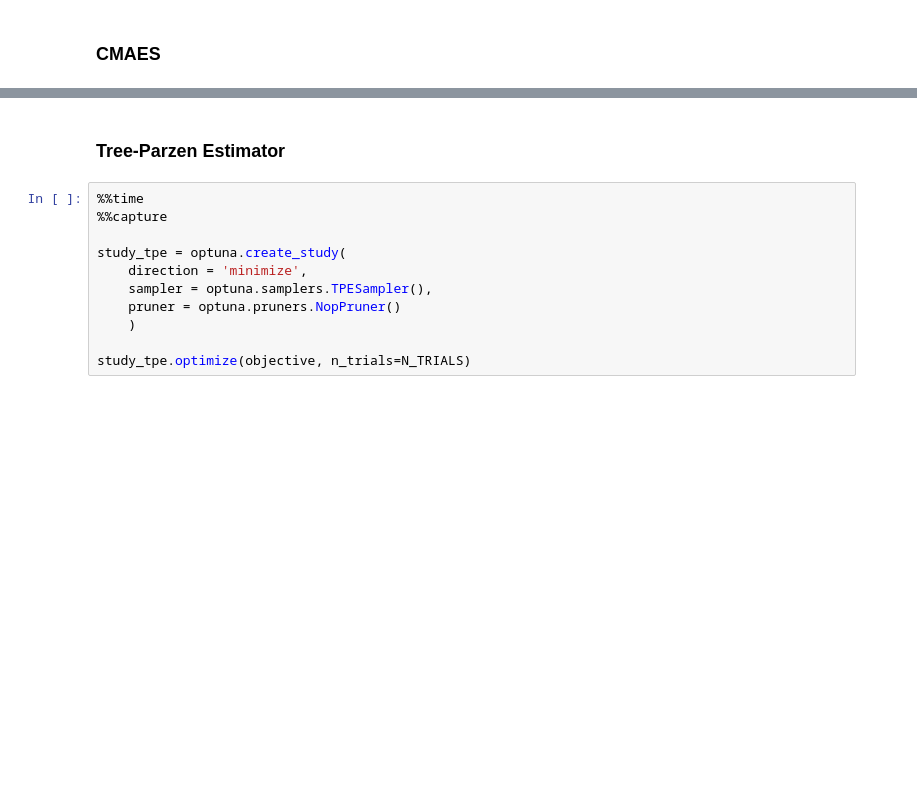
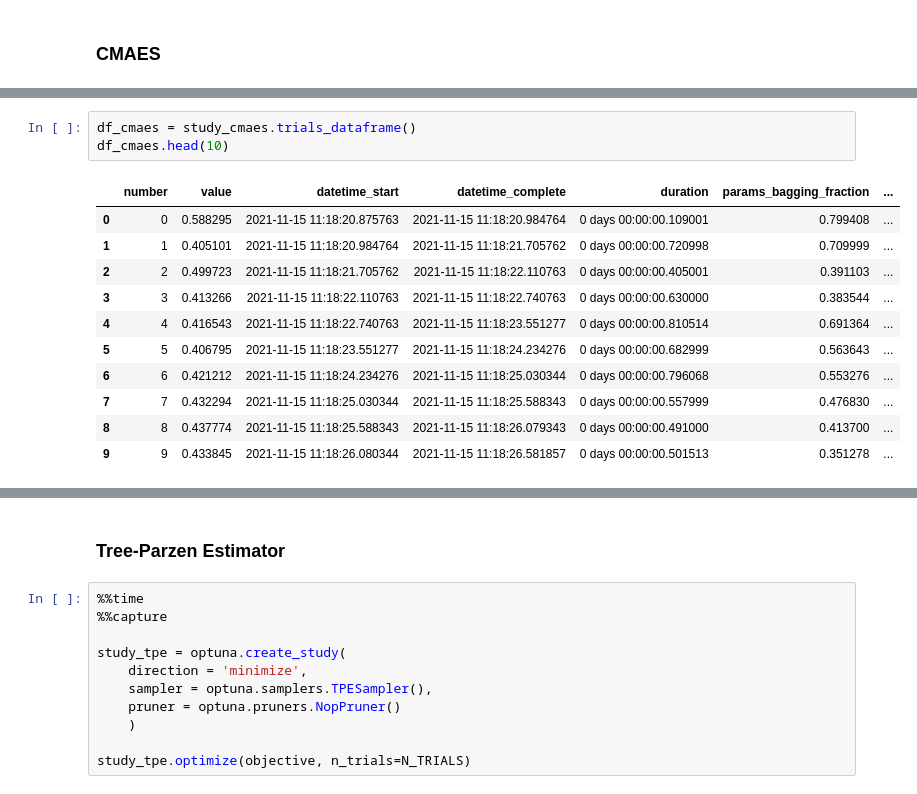
Before and after one commit to datarootsio/tutorial-hyperparameter-optimization, a Jupyter notebook: tutorial_notebook.ipynb, the cells around one changed output, grey strips where cells are left out. Drawn from its saved outputs; the diff is of its cells as text; blank space fills up the shorter version.

```diff
--- a/tutorial_notebook.ipynb
+++ b/tutorial_notebook.ipynb
@@ -358,3 +338,18 @@ Wall time: 2min 34s
+# %%
+df_cmaes = study_cmaes.trials_dataframe()
+df_cmaes.head(10)
+# %% [output]
+|  | number | value | datetime_start | datetime_complete | duration | params_bagging_fraction | ... |
+| 0 | 0 | 0.588295 | 2021-11-15 11:18:20.875763 | 2021-11-15 11:18:20.984764 | 0 days 00:00:00.109001 | 0.799408 | ... |
+| 1 | 1 | 0.405101 | 2021-11-15 11:18:20.984764 | 2021-11-15 11:18:21.705762 | 0 days 00:00:00.720998 | 0.709999 | ... |
+| 2 | 2 | 0.499723 | 2021-11-15 11:18:21.705762 | 2021-11-15 11:18:22.110763 | 0 days 00:00:00.405001 | 0.391103 | ... |
+| 3 | 3 | 0.413266 | 2021-11-15 11:18:22.110763 | 2021-11-15 11:18:22.740763 | 0 days 00:00:00.630000 | 0.383544 | ... |
+| 4 | 4 | 0.416543 | 2021-11-15 11:18:22.740763 | 2021-11-15 11:18:23.551277 | 0 days 00:00:00.810514 | 0.691364 | ... |
+| 5 | 5 | 0.406795 | 2021-11-15 11:18:23.551277 | 2021-11-15 11:18:24.234276 | 0 days 00:00:00.682999 | 0.563643 | ... |
+| 6 | 6 | 0.421212 | 2021-11-15 11:18:24.234276 | 2021-11-15 11:18:25.030344 | 0 days 00:00:00.796068 | 0.553276 | ... |
+| 7 | 7 | 0.432294 | 2021-11-15 11:18:25.030344 | 2021-11-15 11:18:25.588343 | 0 days 00:00:00.557999 | 0.476830 | ... |
+| 8 | 8 | 0.437774 | 2021-11-15 11:18:25.588343 | 2021-11-15 11:18:26.079343 | 0 days 00:00:00.491000 | 0.413700 | ... |
+| 9 | 9 | 0.433845 | 2021-11-15 11:18:26.080344 | 2021-11-15 11:18:26.581857 | 0 days 00:00:00.501513 | 0.351278 | ... |
 # %%
 cmaessearch = {'score': study_cmaes.best_value, 'params': study_cmaes.best_params}
 print(cmaessearch)
```
Also changed, not shown: parts of 19 cells of this notebook.
